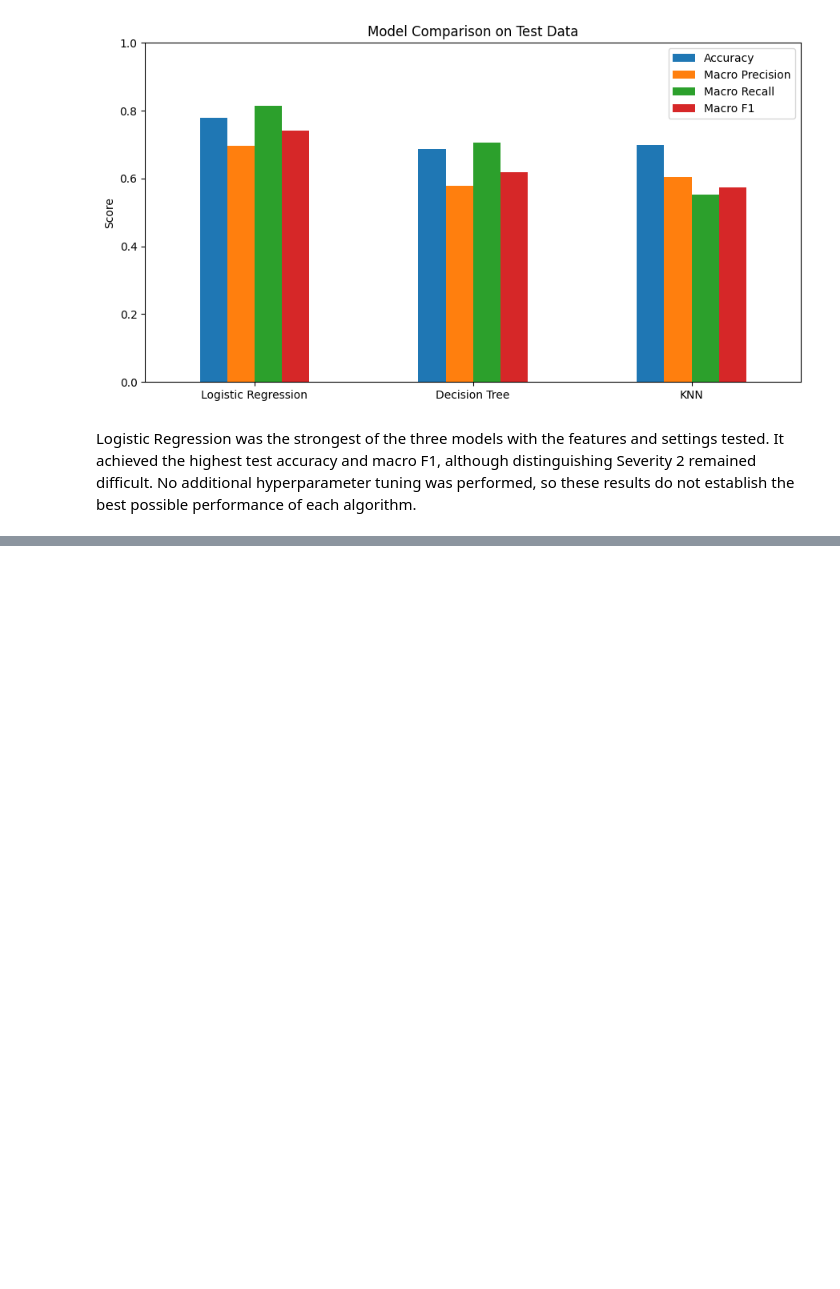
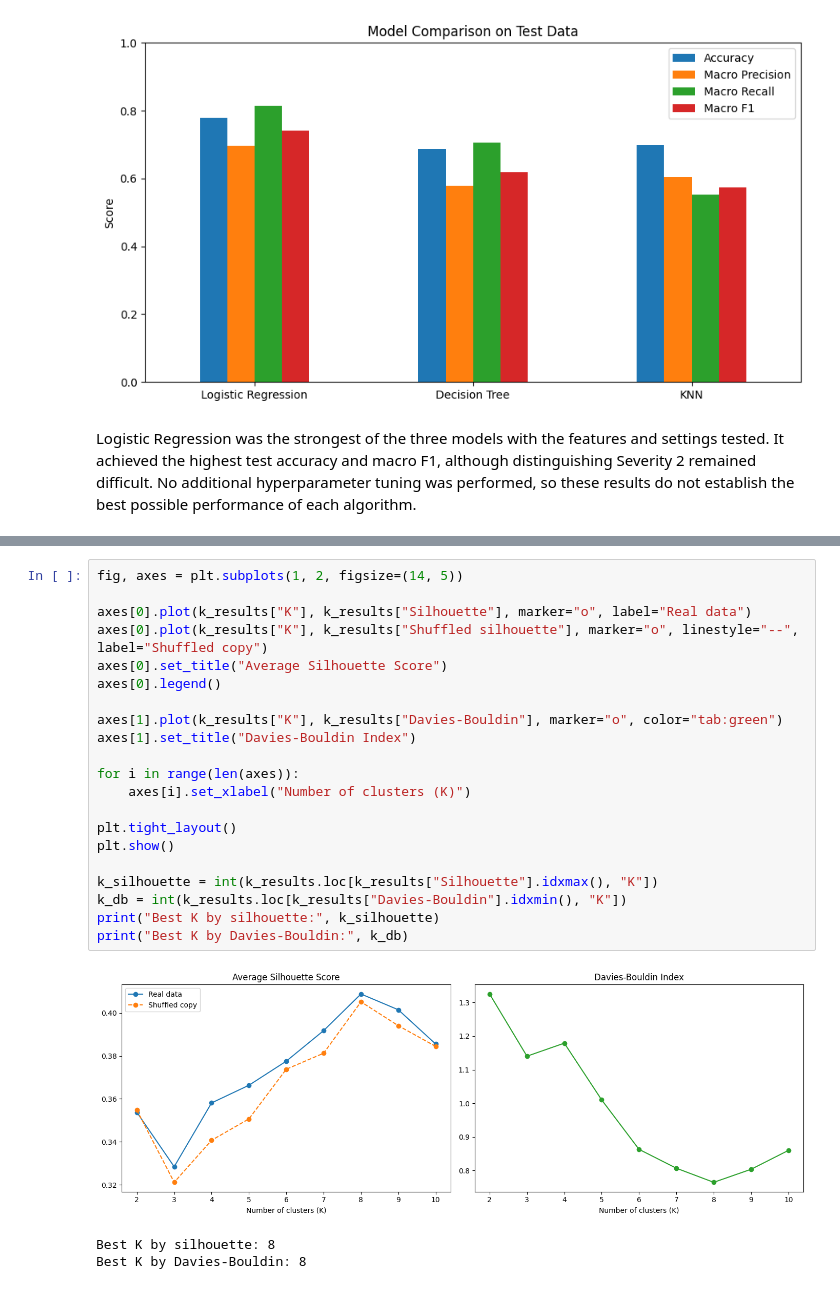
Before and after one commit to zeemohamed7/ai-traffic-project, a Jupyter notebook: IT7009_Traffic_Incident_Analysis.ipynb, the cells around one changed output, grey strips where cells are left out. Cells and saved outputs as stored; diff of their text form; blank space fills up the shorter version.

```diff
--- a/IT7009_Traffic_Incident_Analysis.ipynb
+++ b/IT7009_Traffic_Incident_Analysis.ipynb
@@ -1787,0 +1937,25 @@ Logistic Regression was the strongest of the three models with the features and
+# %%
+fig, axes = plt.subplots(1, 2, figsize=(14, 5))
+
+axes[0].plot(k_results["K"], k_results["Silhouette"], marker="o", label="Real data")
+axes[0].plot(k_results["K"], k_results["Shuffled silhouette"], marker="o", linestyle="--", label="Shuffled copy")
+axes[0].set_title("Average Silhouette Score")
+axes[0].legend()
+
+axes[1].plot(k_results["K"], k_results["Davies-Bouldin"], marker="o", color="tab:green")
+axes[1].set_title("Davies-Bouldin Index")
+
+for i in range(len(axes)):
+    axes[i].set_xlabel("Number of clusters (K)")
+
+plt.tight_layout()
+plt.show()
+
+k_silhouette = int(k_results.loc[k_results["Silhouette"].idxmax(), "K"])
+k_db = int(k_results.loc[k_results["Davies-Bouldin"].idxmin(), "K"])
+print("Best K by silhouette:", k_silhouette)
+print("Best K by Davies-Bouldin:", k_db)
+# %% [output]
+[figure, added]
+Best K by silhouette: 8
+Best K by Davies-Bouldin: 8
```
Also changed, not shown: parts of 12 cells of this notebook.
